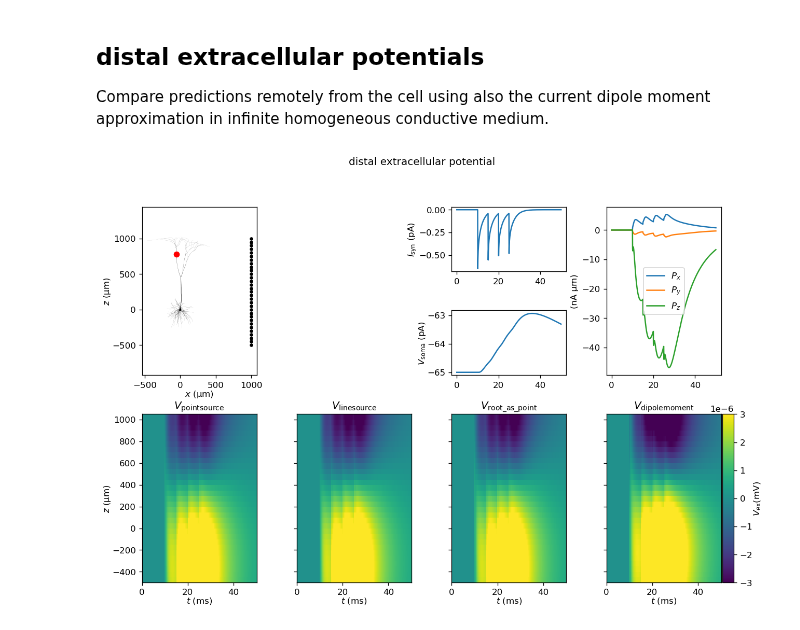
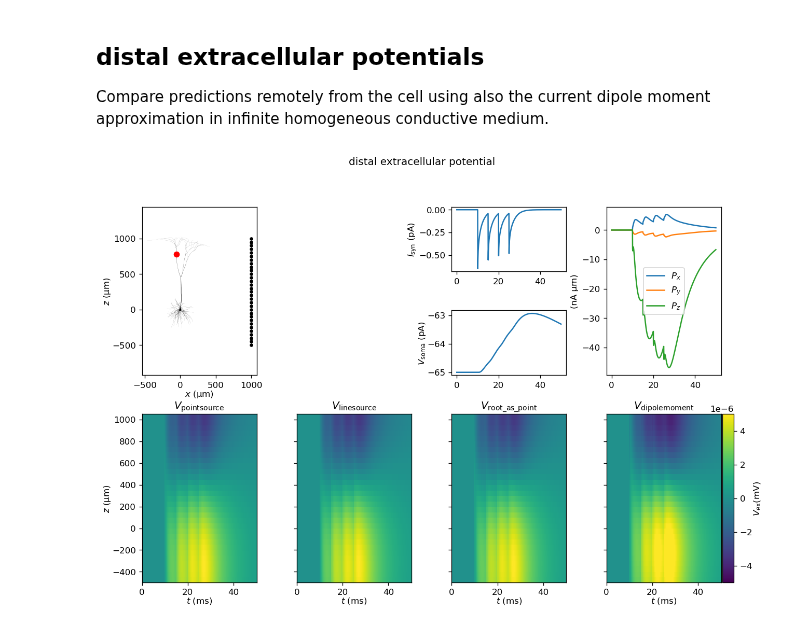
Before and after one commit to LFPy/LFPykit, a Jupyter notebook: examples/Example_LFPy_compare_forwardmodels.ipynb, the cells around one changed output. Drawn from its saved outputs; the diff is of its cells as text; code cells hidden in the pictures.

```diff
--- a/examples/Example_LFPy_compare_forwardmodels.ipynb
+++ b/examples/Example_LFPy_compare_forwardmodels.ipynb
@@ -240,7 +240,7 @@ for i, (label, Model) in enumerate(zip(labels, models)):
     ax = fig.add_subplot(gs[2:, i])
     im = ax.pcolormesh(np.r_[cell.tvec, cell.tvec[-1] + cell.dt],
                        np.r_[model.z, model.z[-1] + np.diff(model.z)[-1]],
-                       V, vmin=-3e-6, vmax=3e-6)
+                       V, vmin=-5e-6, vmax=5e-6)
     ax.axis(ax.axis('tight'))
     ax.set_title(r'$V_\mathrm{' + label.replace('_', '\_') + '}$')
     if i == 0:
@@ -254,32 +254,32 @@ cdm = CurrentDipoleMoment(cell=cell)
 P = cdm.get_transformation_matrix() @ cell.imem
 
 # plot components of current dipole moment
 ax = fig.add_subplot(gs[:2, -1])
 ax.plot(cell.tvec, P.T)
 ax.legend(['$P_x$', '$P_y$', '$P_z$'], loc='best')
 ax.set_ylabel('(nA µm)')
 
 # relative location of dipole vs. root segment
 R = np.c_[DistalParameters['x'] - cell.x.mean(),
           DistalParameters['y'] - cell.y.mean(),
           DistalParameters['z'] - cell.z.mean()]
 
 # compute mapping between dipole moment and extracellular potential
 ivc = InfiniteVolumeConductor(sigma=0.3)
 M = ivc.get_transformation_matrix(R)
 
 # compute dipole potential
 V = M @ P
 
 # plot dipole potential
 ax = fig.add_subplot(gs[2:, -1])
 im = ax.pcolormesh(np.r_[cell.tvec, cell.tvec[-1] + cell.dt],
                    np.r_[model.z, model.z[-1] + np.diff(model.z)[-1]],
-                   V, vmin=-3e-6, vmax=3e-6)
+                   V, vmin=-5e-6, vmax=5e-6)
 ax.set_title(r'$V_\mathrm{' + 'dipole moment' + '}$')
 ax.set_yticklabels([])
 ax.set_xlabel('$t$ (ms)', labelpad=0)
 cb = colorbar(fig, ax, im)
 cb.set_label(r'$V_\mathrm{ex}$(mV)', labelpad=0)
 # %% [output]
-[figure, old version]
+[figure, new version]
```
Also changed, not shown: parts of 3 cells of this notebook, 6 other files.
